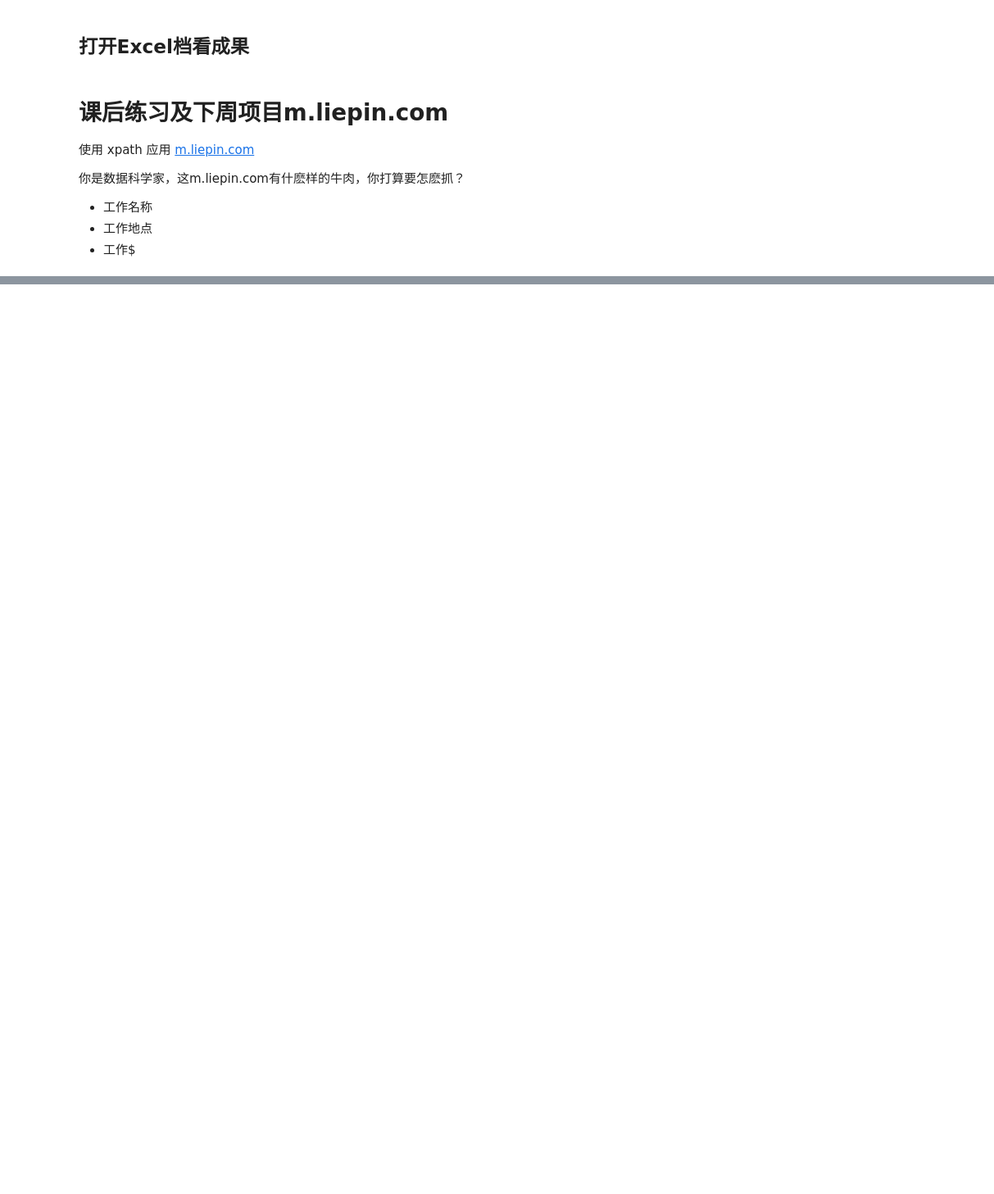
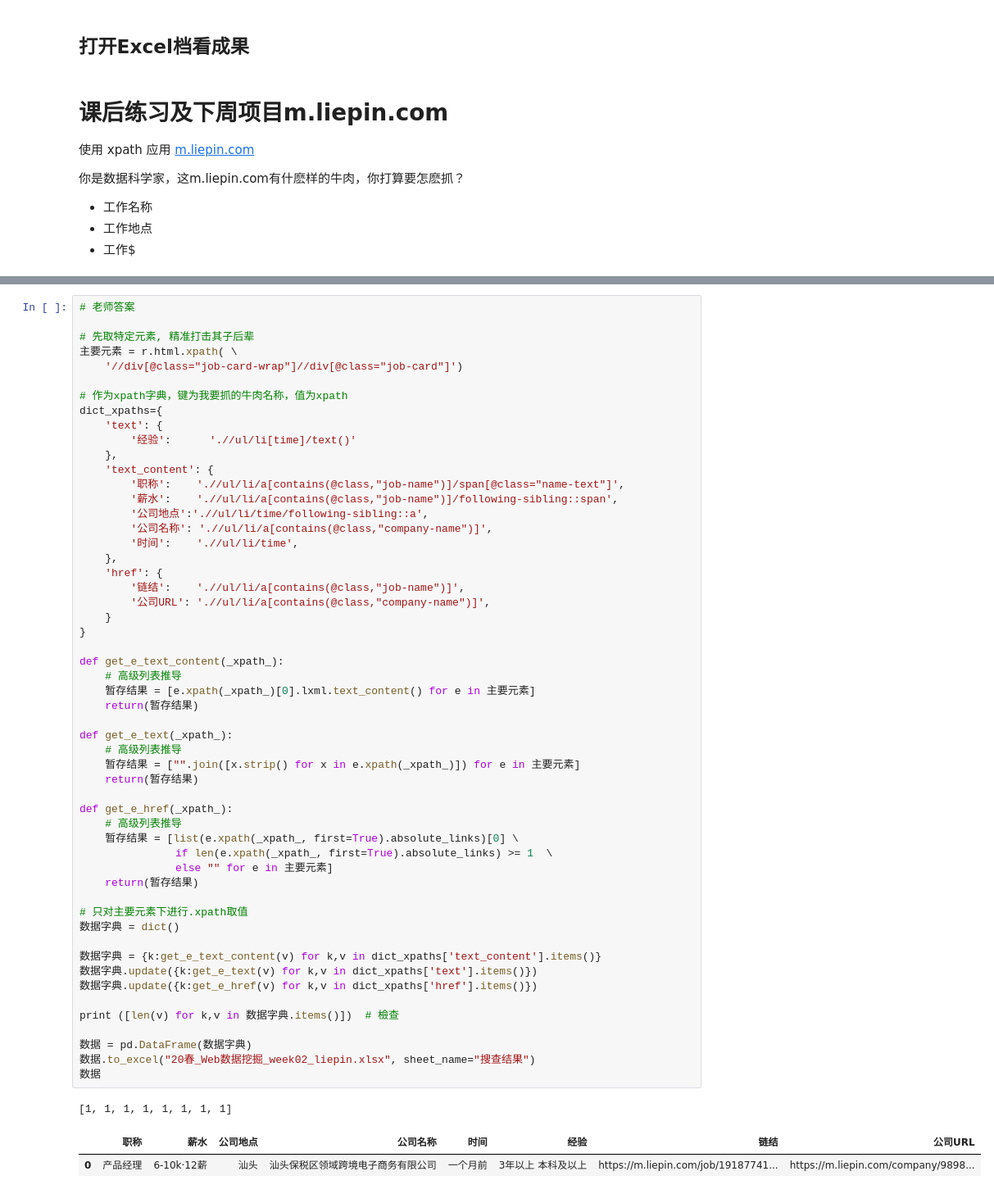
Before and after one commit to Crayon2/We_Mining, a Jupyter notebook: 20春_Web数据挖掘_week02_181013091.ipynb, the cells around one changed output, grey strips where cells are left out. Shown at 82% size. Cells and saved outputs as stored; diff of their text form; blank space fills up the shorter version.

```diff
--- a/20春_Web数据挖掘_week02_181013091.ipynb
+++ b/20春_Web数据挖掘_week02_181013091.ipynb
@@ -638,0 +640,58 @@ excel = pd.read_excel("20春_Web数据挖掘_week02_liepin.xlsx",encoding="utf8"
+# %%
+# 老师答案
+
+# 先取特定元素, 精准打击其子后辈
+主要元素 = r.html.xpath( \
+    '//div[@class="job-card-wrap"]//div[@class="job-card"]')
+
+# 作为xpath字典，键为我要抓的牛肉名称，值为xpath
+dict_xpaths={
+    'text': {
+        '经验':      './/ul/li[time]/text()'
+    },
+    'text_content': {
+        '职称':    './/ul/li/a[contains(@class,"job-name")]/span[@class="name-text"]',
+        '薪水':    './/ul/li/a[contains(@class,"job-name")]/following-sibling::span',
+        '公司地点':'.//ul/li/time/following-sibling::a',
+        '公司名称': './/ul/li/a[contains(@class,"company-name")]',
+        '时间':    './/ul/li/time',
+    },
+    'href': {
+        '链结':    './/ul/li/a[contains(@class,"job-name")]',
+        '公司URL': './/ul/li/a[contains(@class,"company-name")]',
+    }
+}
+
+def get_e_text_content(_xpath_):
+    # 高级列表推导
+    暂存结果 = [e.xpath(_xpath_)[0].lxml.text_content() for e in 主要元素]
+    return(暂存结果)
+
+def get_e_text(_xpath_):
+    # 高级列表推导
+    暂存结果 = ["".join([x.strip() for x in e.xpath(_xpath_)]) for e in 主要元素]
+    return(暂存结果)
+
+def get_e_href(_xpath_):
+    # 高级列表推导
+    暂存结果 = [list(e.xpath(_xpath_, first=True).absolute_links)[0] \
+               if len(e.xpath(_xpath_, first=True).absolute_links) >= 1  \
+               else "" for e in 主要元素]
+    return(暂存结果)
+
+# 只对主要元素下进行.xpath取值
+数据字典 = dict()
+
+数据字典 = {k:get_e_text_content(v) for k,v in dict_xpaths['text_content'].items()}
+数据字典.update({k:get_e_text(v) for k,v in dict_xpaths['text'].items()})
+数据字典.update({k:get_e_href(v) for k,v in dict_xpaths['href'].items()})
+
+print ([len(v) for k,v in 数据字典.items()])  # 檢查
+
+数据 = pd.DataFrame(数据字典)
+数据.to_excel("20春_Web数据挖掘_week02_liepin.xlsx", sheet_name="搜查结果")
+数据
+# %% [output]
+[1, 1, 1, 1, 1, 1, 1, 1]
+|  | 职称 | 薪水 | 公司地点 | 公司名称 | 时间 | 经验 | 链结 | 公司URL |
+| 0 | 产品经理 | 6-10k·12薪 | 汕头 | 汕头保税区领域跨境电子商务有限公司 | 一个月前 | 3年以上 本科及以上 | https://m.liepin.com/job/19187741... | https://m.liepin.com/company/9898... |
```
Also changed, not shown: parts of 23 cells of this notebook, 5 other files.
